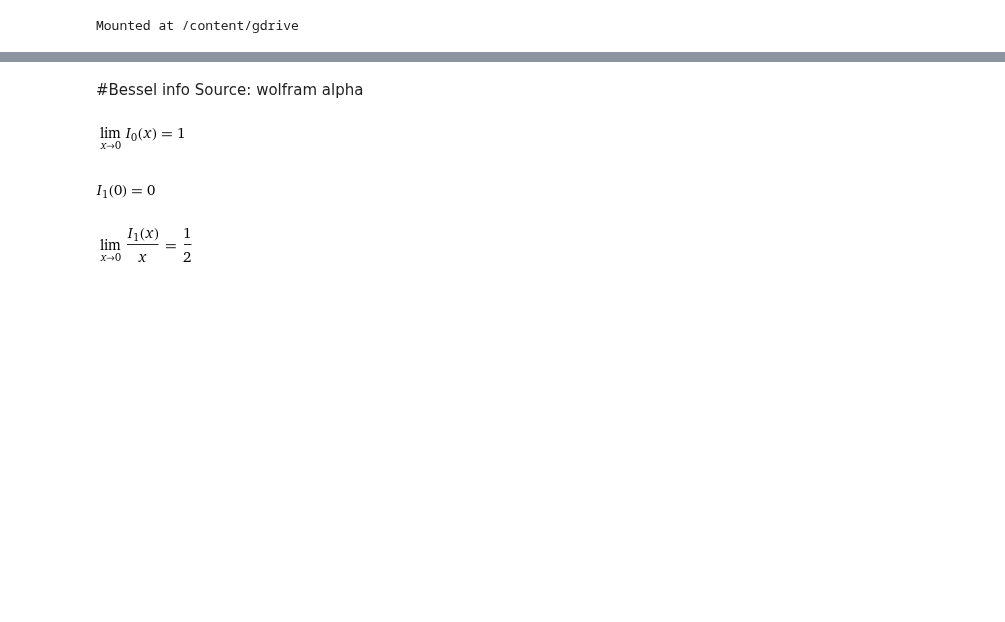
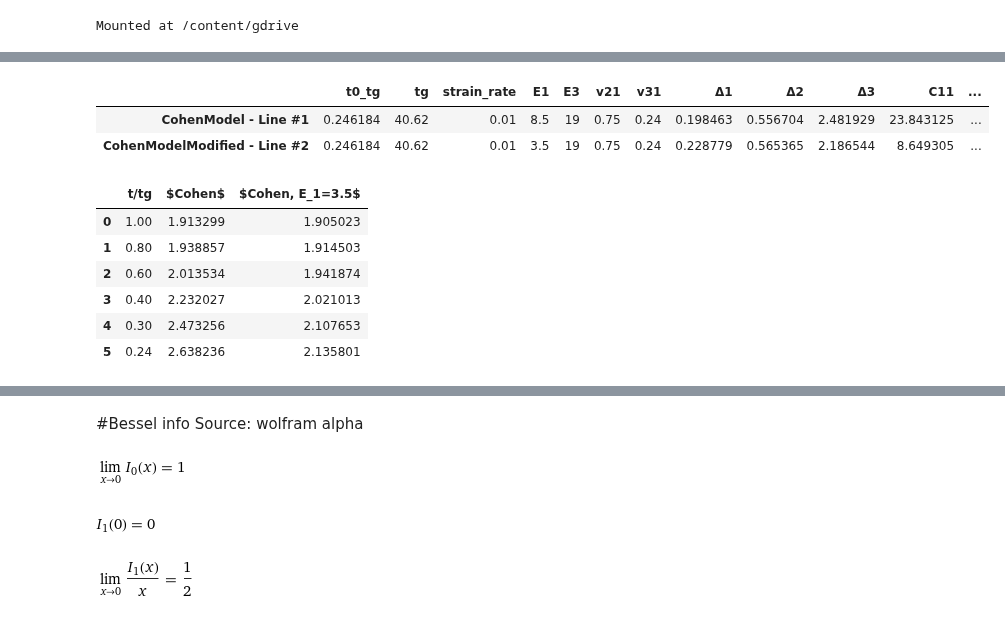
Before and after one commit to ryerrabelli/Yerrabelli-Spector-Poroelastic-Model-Code, a Jupyter notebook: src/TestBessel.ipynb, the cells around one changed output, grey strips where cells are left out. Cells and saved outputs as stored; diff of their text form; code cells hidden in the pictures; blank space fills up the shorter version.

```diff
--- a/src/TestBessel.ipynb
+++ b/src/TestBessel.ipynb
@@ -221,0 +291,11 @@ $Cohen$
+# %%
+df_params = pd.DataFrame([vpe.get_var_dict() for vpe, label in VPEs], index=[f"{vpe.get_model_name()} - Line #{ind+1}" for ind, (vpe, label) in enumerate(VPEs)])
+display(df_params)
+times_eval = np.array([1.0,0.8,0.6,0.4,0.3,0.24])
+eval_vals = [vpe.inverted_value(times_eval*vpe.tg) for vpe, label in VPEs]
+np.vstack([times_eval, eval_val])
+df_eval = pd.DataFrame(np.vstack([times_eval, *eval_vals]).transpose(), columns=["t/tg",*[label for vpe, label in VPEs] ])
+
+print()
+display(df_eval)
+# %% [output]
@@ -222,3 +303,13 @@ $Cohen$
+|  | t0_tg | tg | strain_rate | E1 | E3 | v21 | v31 | Δ1 | Δ2 | Δ3 | C11 | ... |
+| CohenModel - Line #1 | 0.246184 | 40.62 | 0.01 | 8.5 | 19 | 0.75 | 0.24 | 0.198463 | 0.556704 | 2.481929 | 23.843125 | ... |
+| CohenModelModified - Line #2 | 0.246184 | 40.62 | 0.01 | 3.5 | 19 | 0.75 | 0.24 | 0.228779 | 0.565365 | 2.186544 | 8.649305 | ... |
+|  | t/tg | $Cohen$ | $Cohen, E_1=3.5$ |
+| 0 | 1.00 | 1.913299 | 1.905023 |
+| 1 | 0.80 | 1.938857 | 1.914503 |
+| 2 | 0.60 | 2.013534 | 1.941874 |
+| 3 | 0.40 | 2.232027 | 2.021013 |
+| 4 | 0.30 | 2.473256 | 2.107653 |
+| 5 | 0.24 | 2.638236 | 2.135801 |
 # %% [markdown]
 # Laplace function relevant properties - for diagnosing errors
 ## Sources:
```
Also changed, not shown: parts of 6 cells of this notebook, 2 other files.
